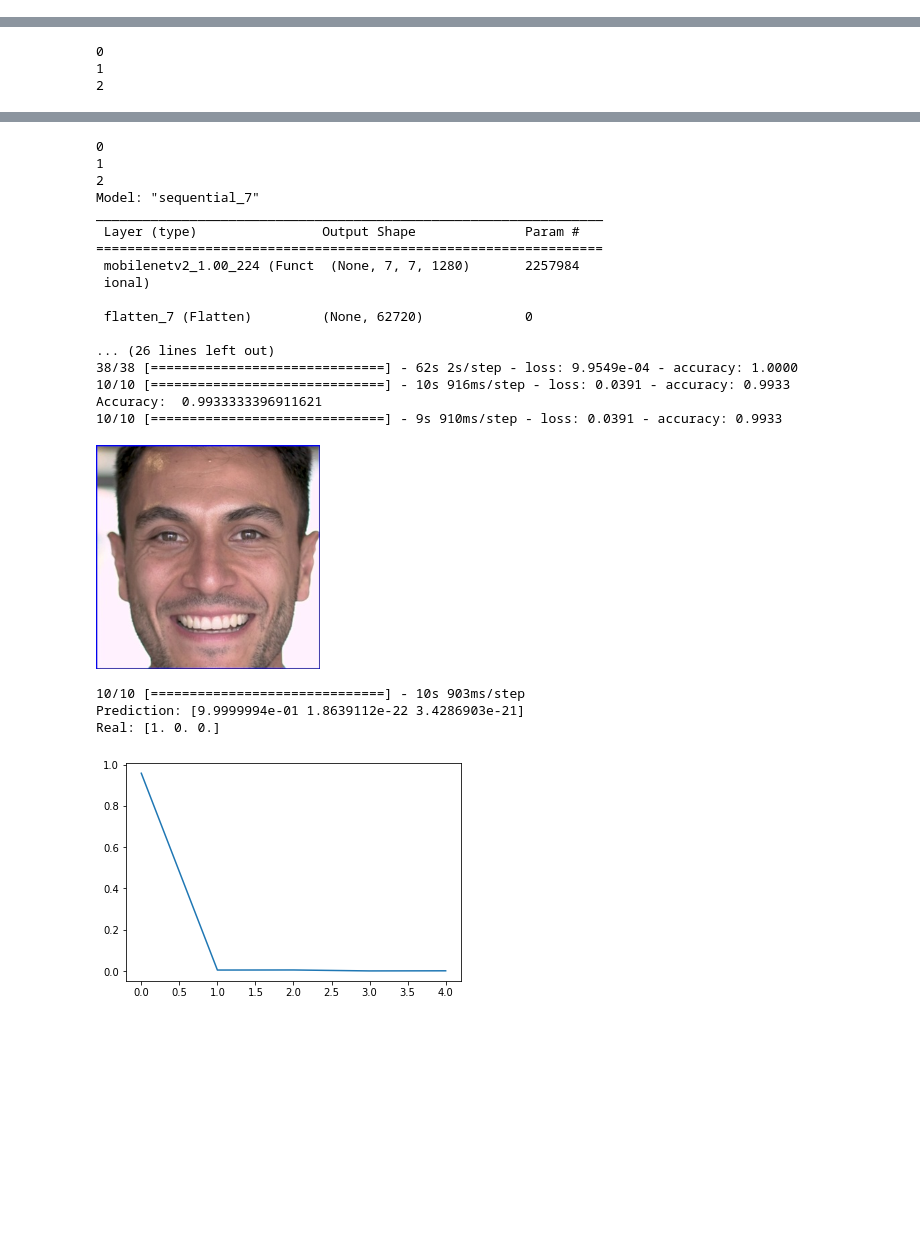
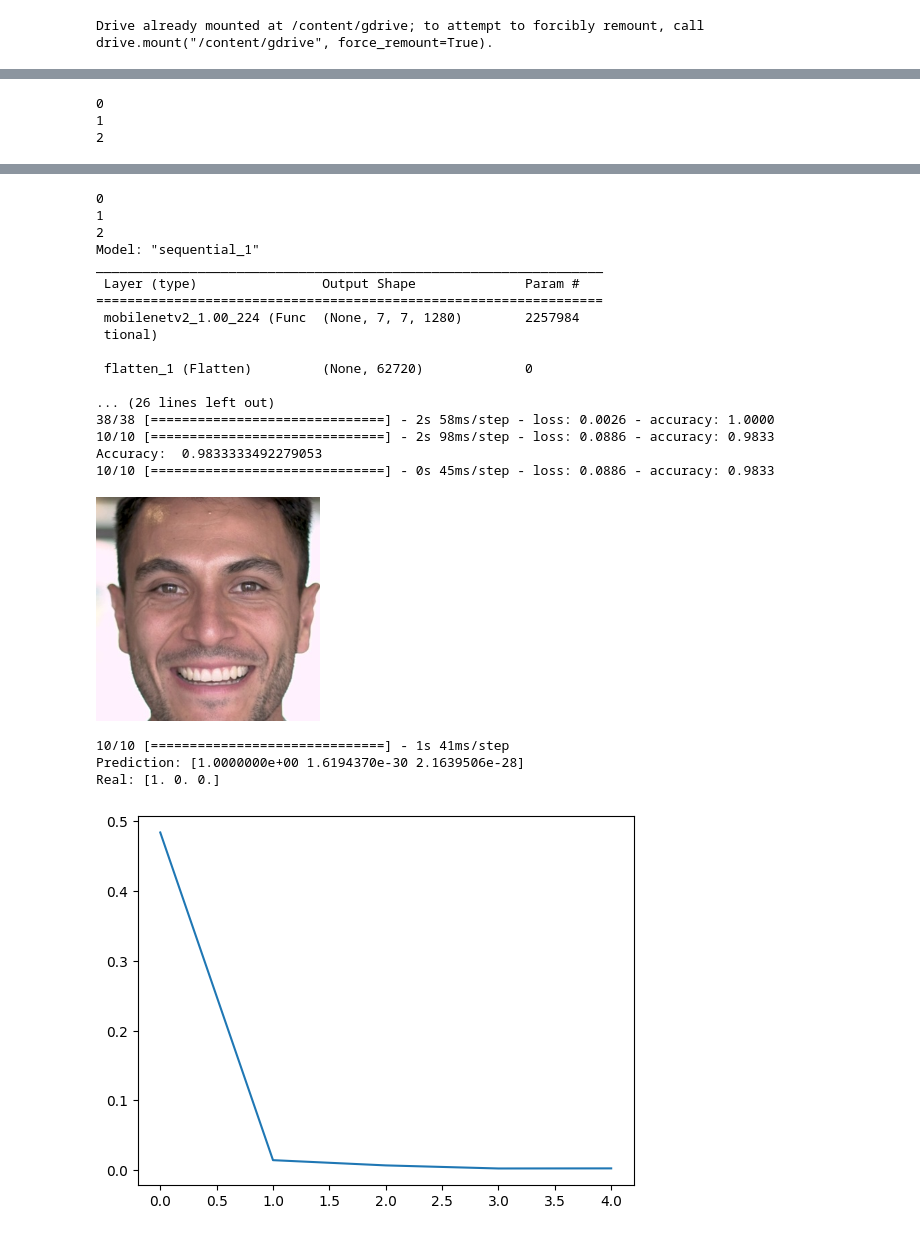
Before and after one commit to honggi82/computer_vision, a Jupyter notebook: Transfer_learning.ipynb, the cells around one changed output, grey strips where cells are left out. Saved outputs shown, nothing was run; the diff lists cells and outputs as text; code cells hidden in the pictures; blank space fills up the shorter version.

```diff
--- a/Transfer_learning.ipynb
+++ b/Transfer_learning.ipynb
@@ -1,9 +1,9 @@
 # %% [markdown]
 <a href="https://colab.research.google.com/github/honggi82/computer_vision/blob/main/Transfer_learning.ipynb" target="_parent"><img src="https://colab.research.google.com/assets/colab-badge.svg" alt="Open In Colab"/></a>
 # %%
-from keras.utils import np_utils
+from keras.utils import to_categorical
 from keras.models import Sequential
-from keras.layers import Flatten, Dense
+from keras.layers import Conv2D, MaxPooling2D, Flatten, Dropout, Dense
 import cv2
 from google.colab.patches import cv2_imshow
 import matplotlib.pyplot as plt
@@ -11,17 +11,20 @@ import numpy as np
 from keras.applications import MobileNetV2
 from keras.optimizers import Adam
 
+from google.colab import drive
+drive.mount('/content/gdrive')
+
 # image data
 train_X=[]; test_X=[]; train_Y=[]; test_Y=[];
 
 for i in range(0,100):
-    img=cv2.imread("/content/drive/MyDrive/Computer_Vision/face0_"+str(i)+".jpg")
+    img=cv2.imread("/content/gdrive/MyDrive/Computer_Vision/faces/face0_"+str(i)+".jpg")
     train_X.append(cv2.resize(img,(224, 224)))
     train_Y.append(0)
-    img=cv2.imread("/content/drive/MyDrive/Computer_Vision/face1_"+str(i)+".jpg")
+    img=cv2.imread("/content/gdrive/MyDrive/Computer_Vision/faces/face1_"+str(i)+".jpg")
     train_X.append(cv2.resize(img,(224, 224)))
     train_Y.append(1)
-    img=cv2.imread("/content/drive/MyDrive/Computer_Vision/face2_"+str(i)+".jpg")
+    img=cv2.imread("/content/gdrive/MyDrive/Computer_Vision/faces/face2_"+str(i)+".jpg")
     train_X.append(cv2.resize(img,(224, 224)))
     train_Y.append(2)
 
@@ -33,13 +36,13 @@ cv2_imshow(train_X[0]); cv2_imshow(train_X[1]); cv2_imshow(train_X[2]);
 print(train_Y[0]); print(train_Y[1]); print(train_Y[2]);
 
 for i in range(100,200):
-    img=cv2.imread("/content/drive/MyDrive/Computer_Vision/face0_"+str(i)+".jpg")
+    img=cv2.imread("/content/gdrive/MyDrive/Computer_Vision/faces/face0_"+str(i)+".jpg")
     test_X.append(cv2.resize(img,(224, 224)))
     test_Y.append(0)
-    img=cv2.imread("/content/drive/MyDrive/Computer_Vision/face1_"+str(i)+".jpg")
+    img=cv2.imread("/content/gdrive/MyDrive/Computer_Vision/faces/face1_"+str(i)+".jpg")
     test_X.append(cv2.resize(img,(224, 224)))
     test_Y.append(1)
-    img=cv2.imread("/content/drive/MyDrive/Computer_Vision/face2_"+str(i)+".jpg")
+    img=cv2.imread("/content/gdrive/MyDrive/Computer_Vision/faces/face2_"+str(i)+".jpg")
     test_X.append(cv2.resize(img,(224, 224)))
     test_Y.append(2)
 test_X=np.array(test_X)
@@ -54,8 +57,8 @@ train_X = train_X.astype('float32')/255.0
 test_X = test_X.astype('float32')/255.0
 
 # One-Hot Encoding
-train_Y = np_utils.to_categorical(train_Y)
-test_Y = np_utils.to_categorical(test_Y)
+train_Y = to_categorical(train_Y)
+test_Y = to_categorical(test_Y)
 
 pretrained_model = MobileNetV2(input_shape=(224, 224, 3), include_top=False)
 pretrained_model.trainable = False
@@ -92,3 +95,4 @@ pred=model.predict(test_X)
 print("Prediction: " + str(pred[trial]))
 print("Real: " + str(test_Y[trial]))
 # %% [output]
+Drive already mounted at /content/gdrive; to attempt to forcibly remount, call drive.mount("/content/gdrive", force_remount=True).
@@ -98,3 +102,3 @@ print("Real: " + str(test_Y[trial]))
-0
-1
-2
+0
+1
+2
@@ -104,22 +108,22 @@ print("Real: " + str(test_Y[trial]))
-0
-1
-2
-Model: "sequential_7"
-_________________________________________________________________
- Layer (type)                Output Shape              Param #
-=================================================================
- mobilenetv2_1.00_224 (Funct  (None, 7, 7, 1280)       2257984
- ional)
-
- flatten_7 (Flatten)         (None, 62720)             0
-
-... (26 lines left out)
-38/38 [==============================] - 62s 2s/step - loss: 9.9549e-04 - accuracy: 1.0000
-10/10 [==============================] - 10s 916ms/step - loss: 0.0391 - accuracy: 0.9933
-Accuracy:  0.9933333396911621
-10/10 [==============================] - 9s 910ms/step - loss: 0.0391 - accuracy: 0.9933
+0
+1
+2
+Model: "sequential_1"
+_________________________________________________________________
+ Layer (type)                Output Shape              Param #
+=================================================================
+ mobilenetv2_1.00_224 (Func  (None, 7, 7, 1280)        2257984
+ tional)
+
+ flatten_1 (Flatten)         (None, 62720)             0
+
+... (26 lines left out)
+38/38 [==============================] - 2s 58ms/step - loss: 0.0026 - accuracy: 1.0000
+10/10 [==============================] - 2s 98ms/step - loss: 0.0886 - accuracy: 0.9833
+Accuracy:  0.9833333492279053
+10/10 [==============================] - 0s 45ms/step - loss: 0.0886 - accuracy: 0.9833
-[figure, old version]
+[figure, new version]
-10/10 [==============================] - 10s 903ms/step
-Prediction: [9.9999994e-01 1.8639112e-22 3.4286903e-21]
-Real: [1. 0. 0.]
+10/10 [==============================] - 1s 41ms/step
+Prediction: [1.0000000e+00 1.6194370e-30 2.1639506e-28]
+Real: [1. 0. 0.]
-[figure, old version]
+[figure, new version]
```
Also changed, not shown: parts of 1 cell of this notebook.
